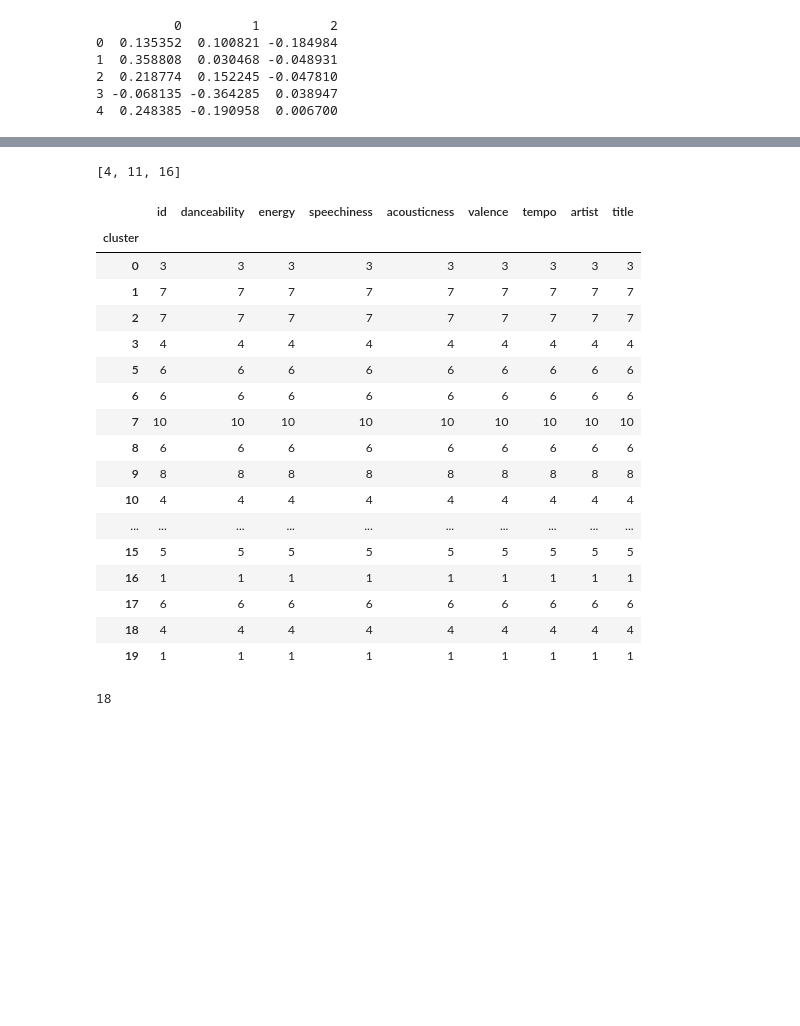
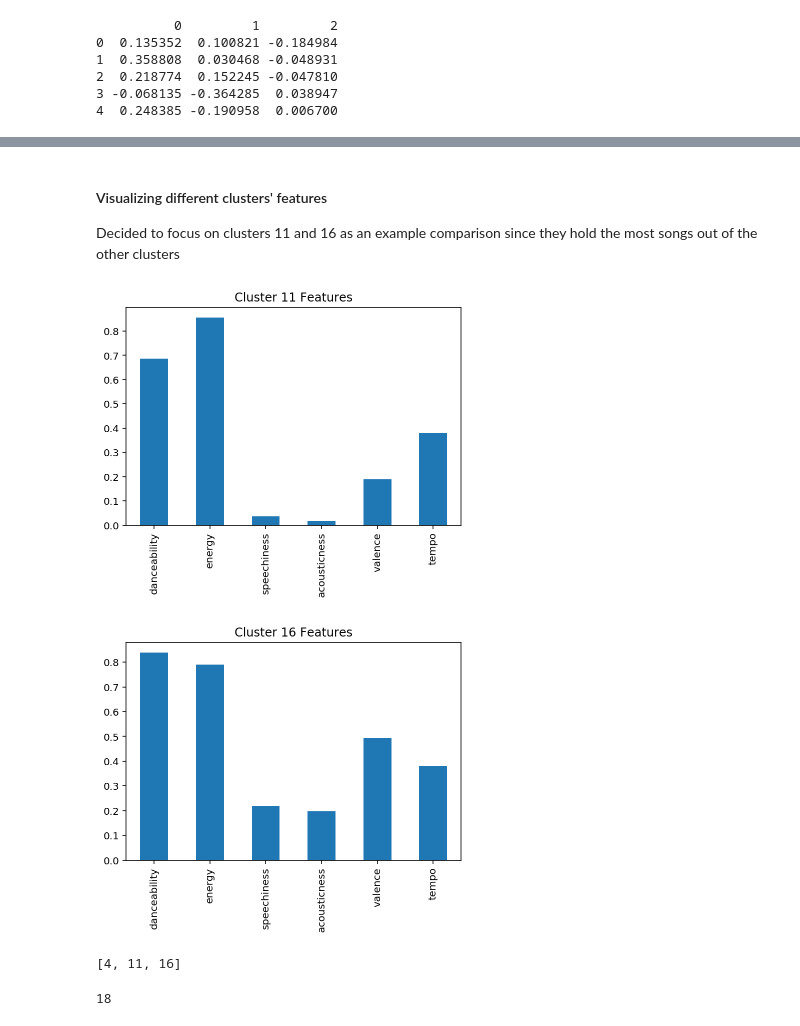
Before and after one commit to trustinyoon/Spotify-Data-Analysis, a Jupyter notebook: Spotify_Data_Manipulation_With_CSV_Extraction.ipynb, the cells around one changed output, grey strips where cells are left out. Drawn from its saved outputs; the diff is of its cells as text; code cells hidden in the pictures; blank space fills up the shorter version.

```diff
--- a/Spotify_Data_Manipulation_With_CSV_Extraction.ipynb
+++ b/Spotify_Data_Manipulation_With_CSV_Extraction.ipynb
@@ -229,3 +253,19 @@ dfs.head()
+# %% [markdown]
+#### Visualizing different clusters' features
+Decided to focus on clusters 11 and 16 as an example comparison since they hold the most songs out of the other clusters
+# %%
+c11 = dfs.loc[dfs.cluster==11].mean().drop('cluster')
+ax1 = c11.plot.bar()
+plt.title("Cluster 11 Features")
+plt.show(ax1)
+
+c16 = dfs.loc[dfs.cluster==16].mean().drop('cluster')
+ax2 = c16.plot.bar()
+plt.title("Cluster 16 Features")
+plt.show(ax2)
+# %% [output]
+[figure, added]
+[figure, added]
 # %%
 # Removing clusters that only have one song in them
 
@@ -247,27 +287,6 @@ while i < (len(dfs.cluster.unique())-1):
     if dfs.loc[[i]].cluster.tolist()[0] in delete_clusters:
         dfs.drop(i,0,inplace=True)
     i+=1
-# %%
-dfs.groupby('cluster').count()
-# %% [output]
-|  | id | danceability | energy | speechiness | acousticness | valence | tempo | artist | title |
-| cluster |  |  |  |  |  |  |  |  |  |
-| 0 | 3 | 3 | 3 | 3 | 3 | 3 | 3 | 3 | 3 |
-| 1 | 7 | 7 | 7 | 7 | 7 | 7 | 7 | 7 | 7 |
-| 2 | 7 | 7 | 7 | 7 | 7 | 7 | 7 | 7 | 7 |
-| 3 | 4 | 4 | 4 | 4 | 4 | 4 | 4 | 4 | 4 |
-| 5 | 6 | 6 | 6 | 6 | 6 | 6 | 6 | 6 | 6 |
-| 6 | 6 | 6 | 6 | 6 | 6 | 6 | 6 | 6 | 6 |
-| 7 | 10 | 10 | 10 | 10 | 10 | 10 | 10 | 10 | 10 |
-| 8 | 6 | 6 | 6 | 6 | 6 | 6 | 6 | 6 | 6 |
-| 9 | 8 | 8 | 8 | 8 | 8 | 8 | 8 | 8 | 8 |
-| 10 | 4 | 4 | 4 | 4 | 4 | 4 | 4 | 4 | 4 |
-| ... | ... | ... | ... | ... | ... | ... | ... | ... | ... |
-| 15 | 5 | 5 | 5 | 5 | 5 | 5 | 5 | 5 | 5 |
-| 16 | 1 | 1 | 1 | 1 | 1 | 1 | 1 | 1 | 1 |
-| 17 | 6 | 6 | 6 | 6 | 6 | 6 | 6 | 6 | 6 |
-| 18 | 4 | 4 | 4 | 4 | 4 | 4 | 4 | 4 | 4 |
-| 19 | 1 | 1 | 1 | 1 | 1 | 1 | 1 | 1 | 1 |
 # %%
 dfs.set_index('id',inplace=True)
 # %%
```
Also changed, not shown: parts of 12 cells of this notebook.
